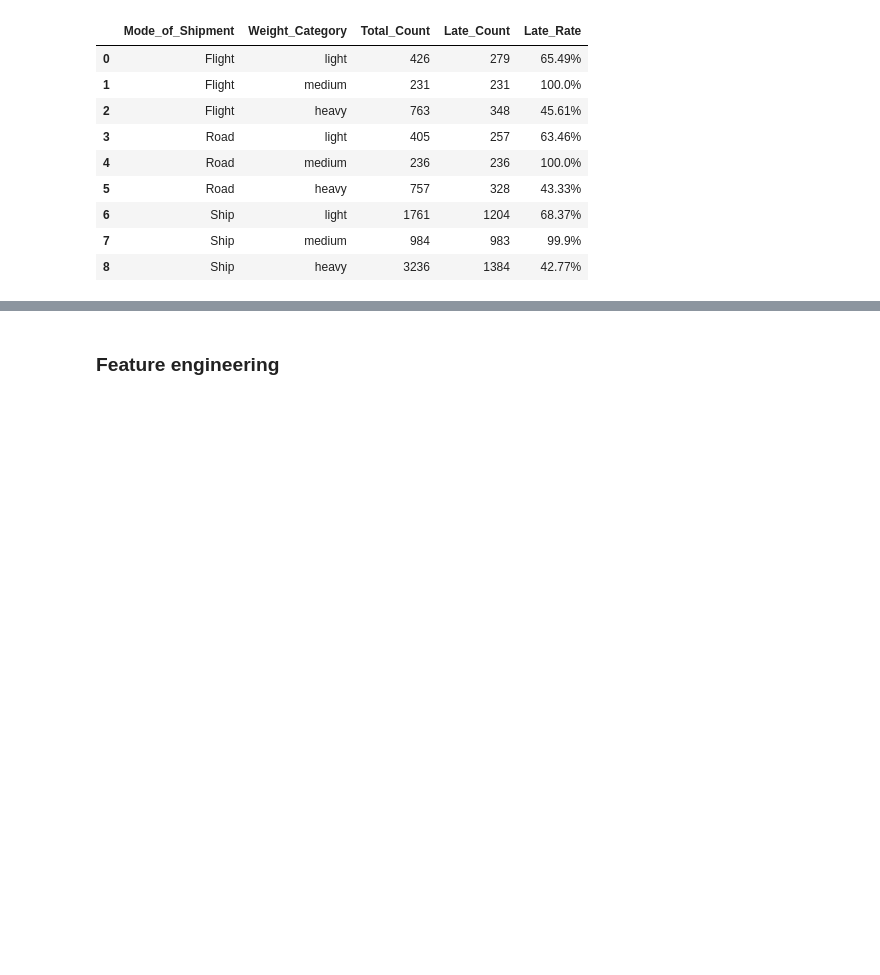
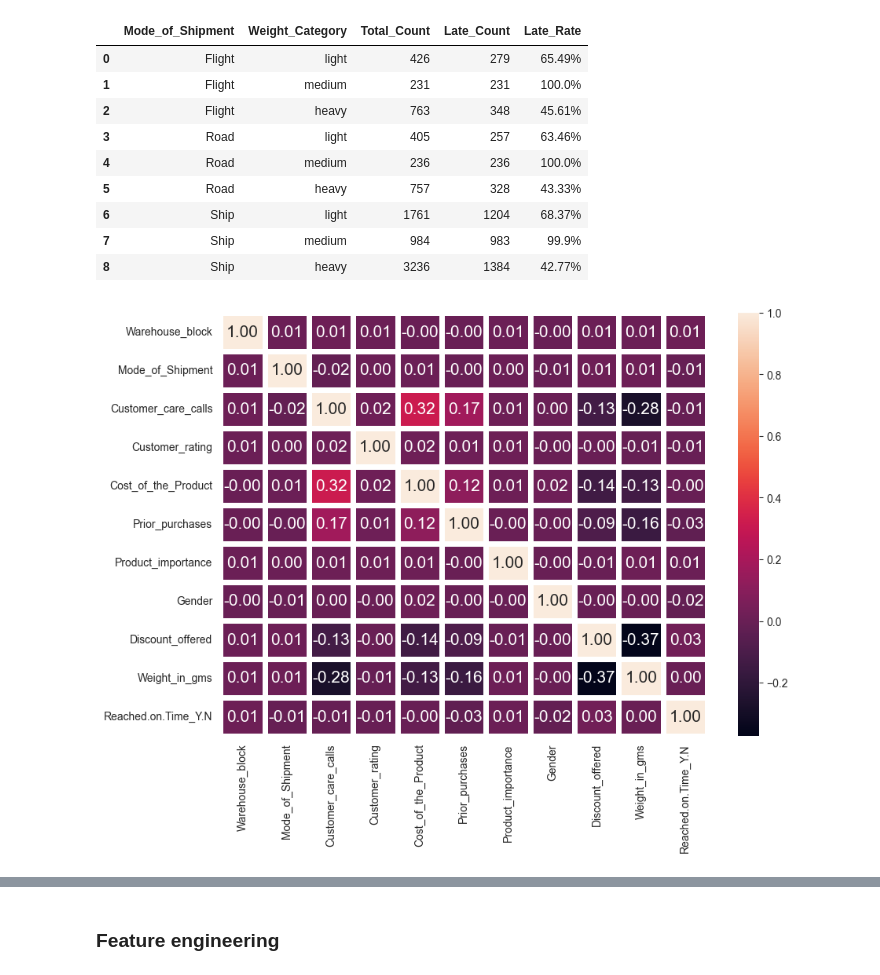
Before and after one commit to lamph0880/E-commerce, a Jupyter notebook: JYS/MiniProject_jys.ipynb, the cells around one changed output, grey strips where cells are left out. Drawn from its saved outputs; the diff is of its cells as text; code cells hidden in the pictures; blank space fills up the shorter version.

```diff
--- a/JYS/MiniProject_jys.ipynb
+++ b/JYS/MiniProject_jys.ipynb
@@ -512,3 +512,21 @@ display(summary_table)
 | 6 | Ship | light | 1761 | 1204 | 68.37% |
 | 7 | Ship | medium | 984 | 983 | 99.9% |
 | 8 | Ship | heavy | 3236 | 1384 | 42.77% |
+# %%
+# label encoder로 변환 뒤 히트맵 그리기
+from sklearn.preprocessing import LabelEncoder
+
+data = train_df.copy()
+data.drop(columns = ['ID','Reached.on.Time_Y.N'], inplace = True)
+data['Reached.on.Time_Y.N'] = test_df['Reached.on.Time_Y.N']
+
+object_cols = data.select_dtypes(include=['object']).columns
+le = LabelEncoder()
+for col in object_cols:
+    data[col] = le.fit_transform(data[col])
+
+plt.figure(figsize = (10, 7))
+sns.heatmap(data.corr(numeric_only=True), annot = True, fmt = '0.2f', annot_kws = {'size' : 15}, linewidth = 5, linecolor = 'white')
+plt.show()
+# %% [output]
+[figure, added]
```
Also changed, not shown: parts of 40 cells of this notebook.
